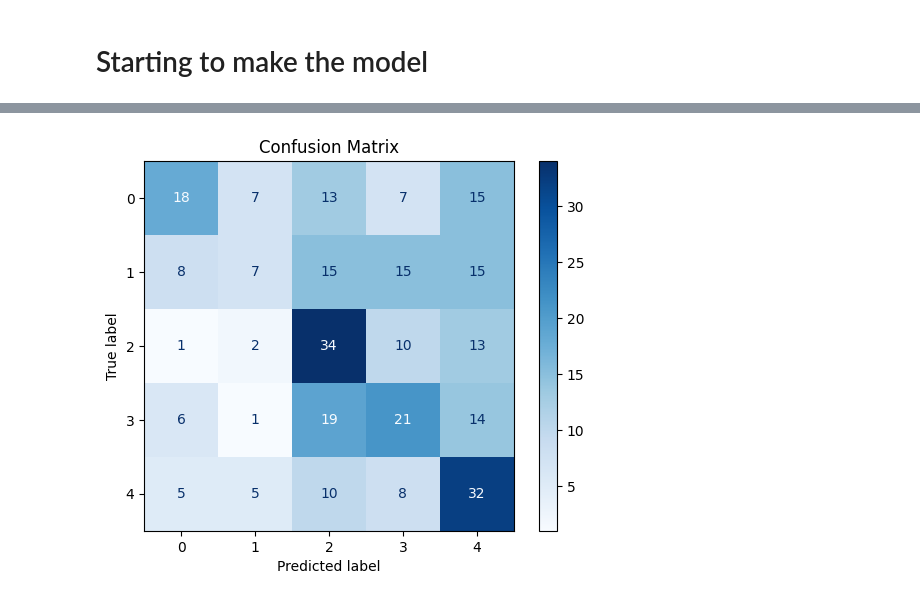
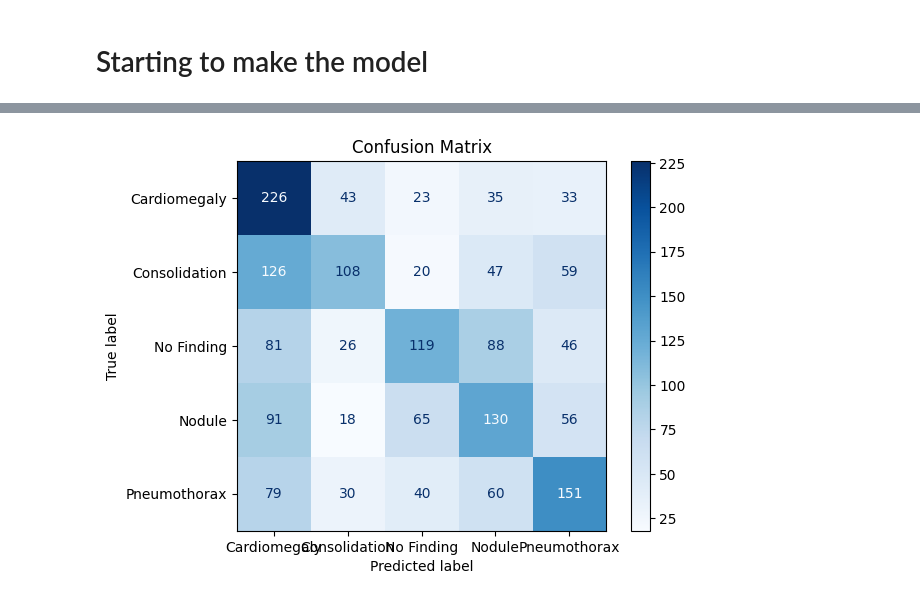
Before and after one commit to JevsJevs/MC906-DiagXray, a Jupyter notebook: POCmodels.ipynb, the cells around one changed output, grey strips where cells are left out. Drawn from its saved outputs; the diff is of its cells as text; code cells hidden in the pictures.

```diff
--- a/POCmodels.ipynb
+++ b/POCmodels.ipynb
@@ -14,18 +14,18 @@ import numpy as np
 df = pd.read_csv("Data_Entry_2017_v2020.csv")
 
 df['Finding Labels'] = df['Finding Labels'].str.split('|')
-desiredClasses = ['No Finding', 'Pneumothorax', 'Cardiomegaly', 'Mass', 'Nodule']
+desiredClasses = ['No Finding', 'Pneumothorax', 'Cardiomegaly', 'Consolidation', 'Nodule']
 # desiredClasses = ['Pneumothorax', 'Cardiomegaly', 'Mass', 'Nodule']
 desiredSet = set(desiredClasses)
 
 df = df[df['Finding Labels'].apply(lambda x: sum(label in desiredClasses for label in x) == 1)] #Gets lines where only one category in the list is present
 df['Finding Labels'] = df['Finding Labels'].apply(lambda x: list(set(x) & desiredSet)[0]) #Makes the ´Finding Labels´ column only have this category
-df = df.drop_duplicates(subset='Patient ID') #Keeps only one register per patient
+# df = df.drop_duplicates(subset='Patient ID') #Keeps only one register per patient
 np.unique(df['Finding Labels'])
 
 #Count classes, get the number of lines of the min appearing class
 maxN = df['Finding Labels'].value_counts().min()
-
+maxN = 1800
 #Random sampling of classes, getting max lines possible
 df = df.groupby('Finding Labels', group_keys=False).sample(n=maxN, random_state=23062025)
 df
@@ -152,7 +170,7 @@ class ChestXrayDataset(Dataset):
         if self.transform:
             image = self.transform(image)
 
-        return image, torch.tensor(label, dtype=torch.long)
+        return image, torch.tensor(label, dtype=torch.long), label_str
 
 transform = transforms.Compose([
     transforms.Resize((224, 224)),
@@ -164,15 +182,17 @@ transform = transforms.Compose([
 train_dataset = ChestXrayDataset(train_patients, 'extracted_images/images', transform=transform)
 val_dataset = ChestXrayDataset(val_patients, 'extracted_images/images', transform=transform)
 
-train_loader = DataLoader(train_dataset, batch_size=32, shuffle=True)
-val_loader = DataLoader(val_dataset, batch_size=32)
+# train_loader = DataLoader(train_dataset, batch_size=64, num_workers=4, shuffle=True, pin_memory=True, persistent_workers=True)
+# val_loader = DataLoader(val_dataset, batch_size=64, num_workers=4, pin_memory=True, persistent_workers=True)
+train_loader = DataLoader(train_dataset, batch_size=64, shuffle=True)
+val_loader = DataLoader(val_dataset, batch_size=64)
 # %%
 import torchvision.models as models
 import torch.nn as nn
 device = torch.device("cuda" if torch.cuda.is_available() else "cpu")
 device
 
-resnet = models.resnet18(pretrained=True)
+resnet = models.resnet18(weights=True)
 for param in resnet.parameters():
     param.requires_grad = False  # freeze feature extractor
 
@@ -237,22 +298,22 @@ plt.show()
 # %%
 from sklearn.metrics import confusion_matrix, ConfusionMatrixDisplay
 
 all_preds = []
 all_labels = []
 
 resnet.eval()
 with torch.no_grad():
-    for inputs, labels in val_loader:
+    for inputs, labels, labStr in val_loader:
         inputs = inputs.to(device)
         outputs = resnet(inputs)
         preds = torch.argmax(outputs, dim=1).cpu().numpy()
         all_preds.extend(preds)
         all_labels.extend(labels.numpy())
 
 cm = confusion_matrix(all_labels, all_preds)
-disp = ConfusionMatrixDisplay(confusion_matrix=cm)
+disp = ConfusionMatrixDisplay(confusion_matrix=cm, display_labels=train_dataset.class_names)
 disp.plot(cmap=plt.cm.Blues)
 plt.title('Confusion Matrix')
 plt.show()
 # %% [output]
-[figure, old version]
+[figure, new version]
```
Also changed, not shown: parts of 5 cells of this notebook, 2 other files.
